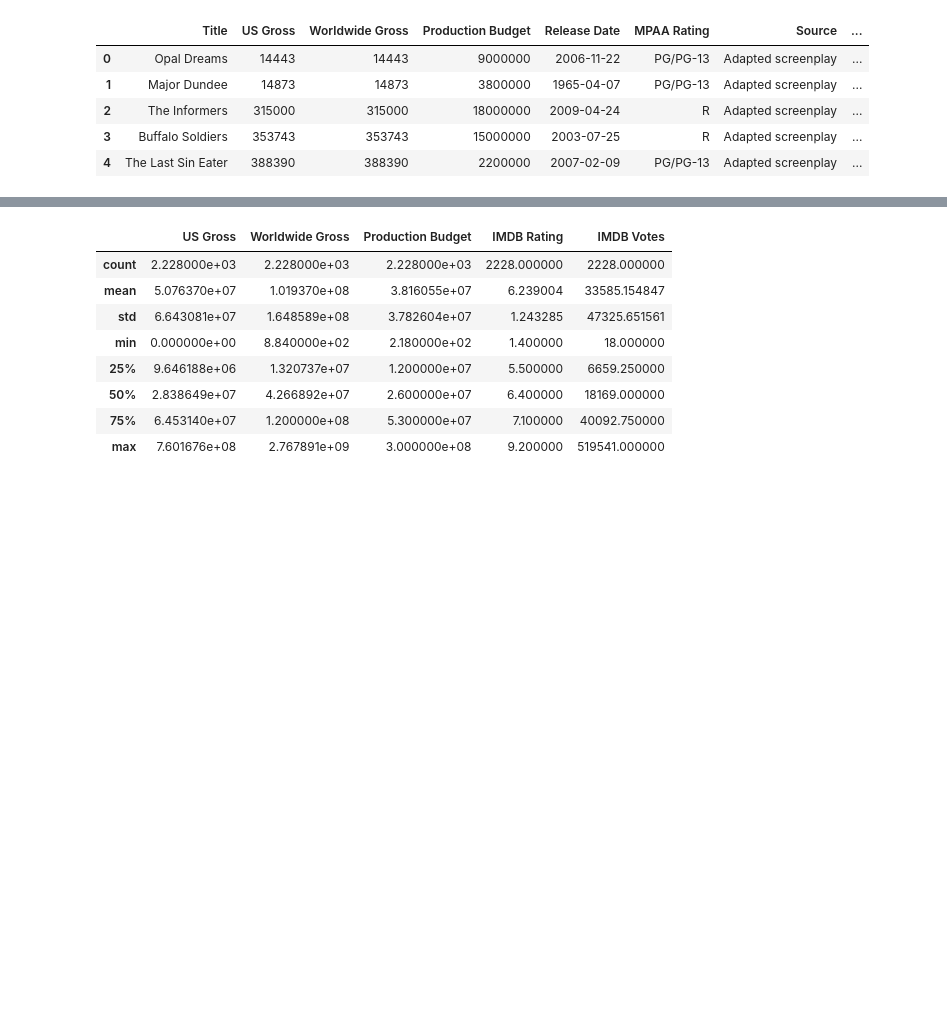
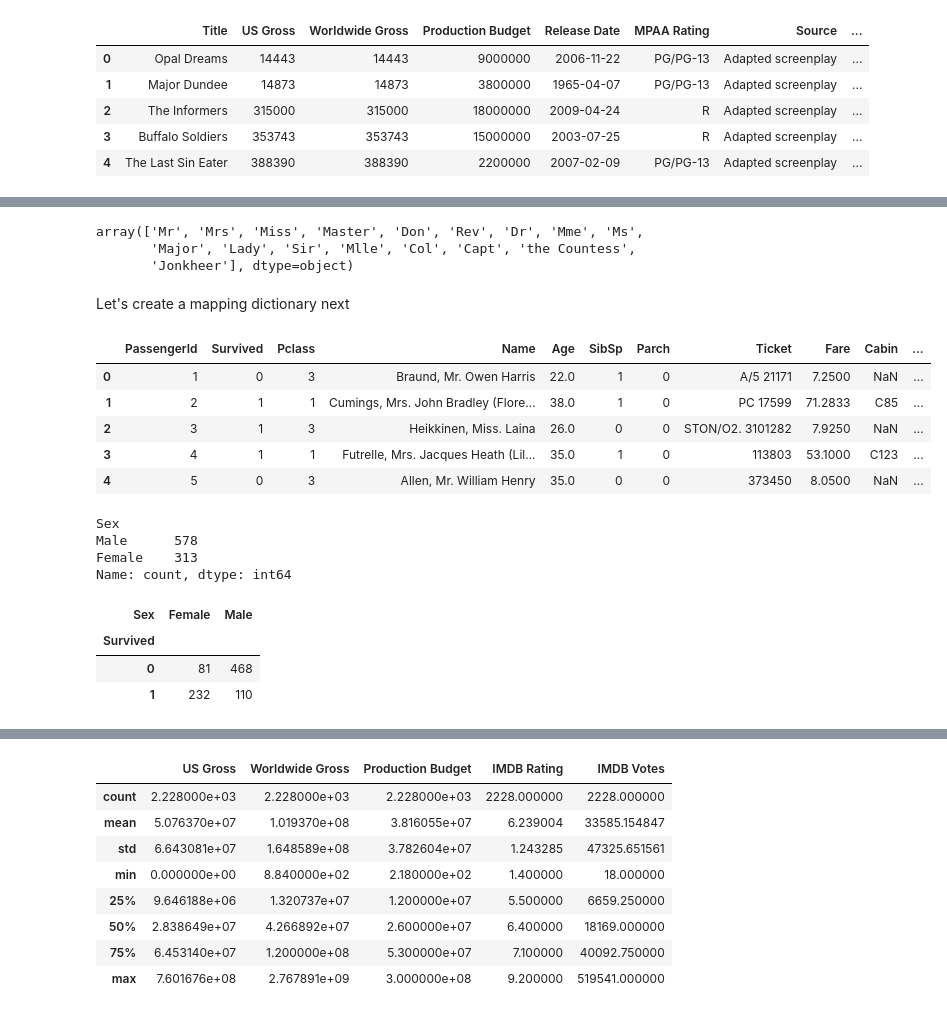
Before and after one commit to Lizhen0909/nu-stat303-1-sec20-coursebook, a Jupyter notebook: data_types_in_pandas.ipynb, the cells around one changed output, grey strips where cells are left out. Cells and saved outputs as stored; diff of their text form; code cells hidden in the pictures; blank space fills up the shorter version.

```diff
--- a/data_types_in_pandas.ipynb
+++ b/data_types_in_pandas.ipynb
@@ -132,0 +311,4 @@ In Pandas, the `errors='coerce'` parameter is often used in the context of data
+# %%
+# from the name, extract the title
+titanic['Title'] = titanic.Name.apply(lambda x: x.split(',')[1].split('.')[0].strip())
+titanic['Title']
@@ -132,0 +328,54 @@ In Pandas, the `errors='coerce'` parameter is often used in the context of data
+# %%
+# get the unique titles
+titanic.Title.unique()
+# %% [output]
+array(['Mr', 'Mrs', 'Miss', 'Master', 'Don', 'Rev', 'Dr', 'Mme', 'Ms',
+       'Major', 'Lady', 'Sir', 'Mlle', 'Col', 'Capt', 'the Countess',
+       'Jonkheer'], dtype=object)
+# %% [markdown]
+Let's create a mapping dictionary next
+# %%
+title_sex_mapping = {
+    'Mr': 'Male',
+    'Mrs': 'Female',
+    'Miss': 'Female',
+    'Master': 'Male',
+    'Don': 'Male',
+    'Rev': 'Male',
+    'Dr': 'Male',  # Assumed to be Male unless you have additional context
+    'Mme': 'Female',
+    'Ms': 'Female',
+    'Major': 'Male',
+    'Lady': 'Female',
+    'Sir': 'Male',
+    'Mlle': 'Female',
+    'Col': 'Male',
+    'Capt': 'Male',
+    'the Countess': 'Female',
+    'Jonkheer': 'Male'
+}
+# %%
+titanic['Sex'] = titanic['Title'].map(title_sex_mapping)
+titanic.head()
+# %% [output]
+|  | PassengerId | Survived | Pclass | Name | Age | SibSp | Parch | Ticket | Fare | Cabin | ... |
+| 0 | 1 | 0 | 3 | Braund, Mr. Owen Harris | 22.0 | 1 | 0 | A/5 21171 | 7.2500 | NaN | ... |
+| 1 | 2 | 1 | 1 | Cumings, Mrs. John Bradley (Flore... | 38.0 | 1 | 0 | PC 17599 | 71.2833 | C85 | ... |
+| 2 | 3 | 1 | 3 | Heikkinen, Miss. Laina | 26.0 | 0 | 0 | STON/O2. 3101282 | 7.9250 | NaN | ... |
+| 3 | 4 | 1 | 1 | Futrelle, Mrs. Jacques Heath (Lil... | 35.0 | 1 | 0 | 113803 | 53.1000 | C123 | ... |
+| 4 | 5 | 0 | 3 | Allen, Mr. William Henry | 35.0 | 0 | 0 | 373450 | 8.0500 | NaN | ... |
+# %%
+titanic.Sex.value_counts()
+# %% [output]
+Sex
+Male      578
+Female    313
+Name: count, dtype: int64
+# %%
+# cross tabulation
+pd.crosstab(titanic.Survived, titanic.Sex)
+# %% [output]
+| Sex | Female | Male |
+| Survived |  |  |
+| 0 | 81 | 468 |
+| 1 | 232 | 110 |
```
Also changed, not shown: parts of 45 cells of this notebook, 35 other files.
